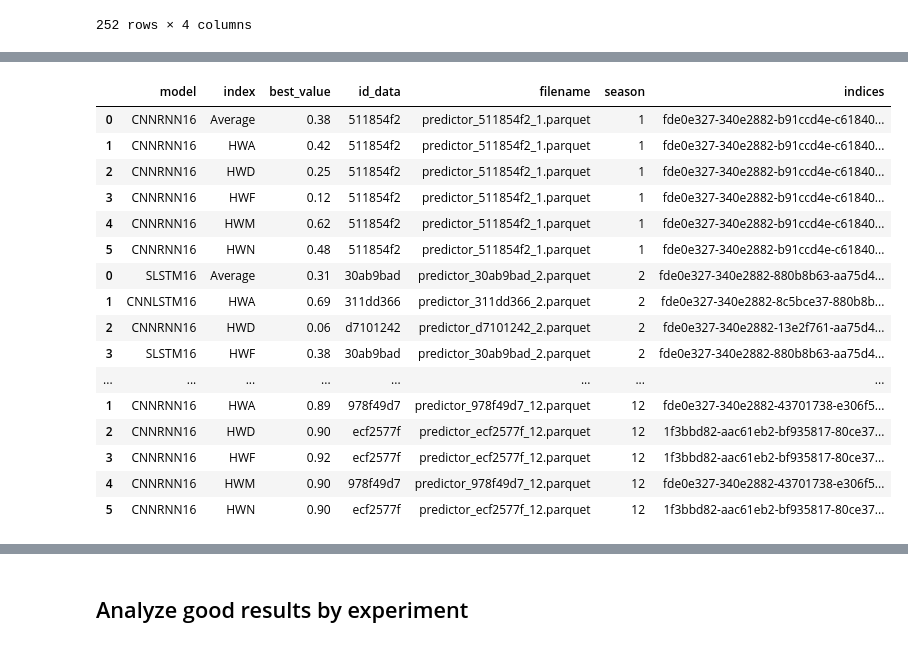
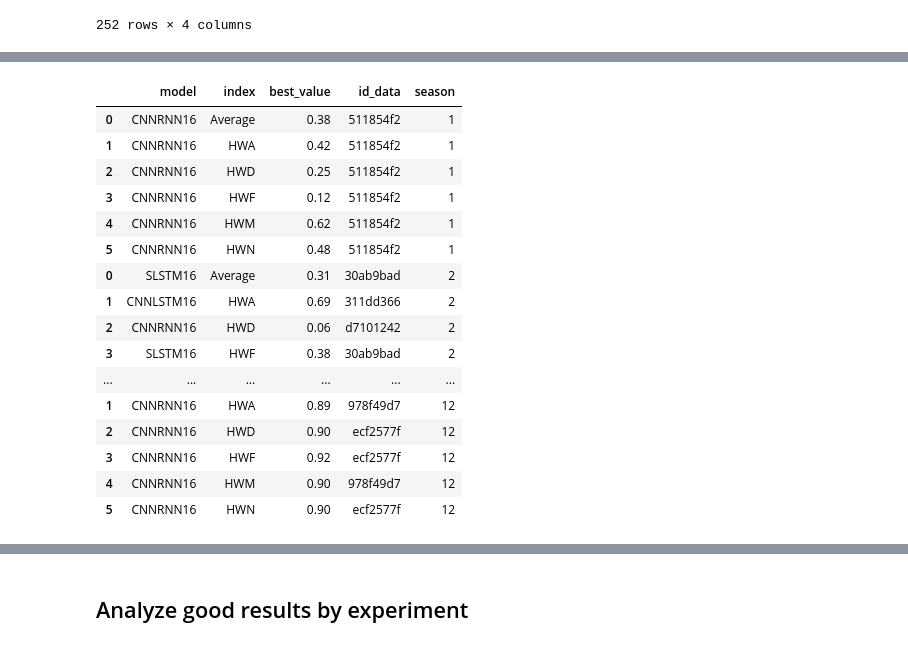
Before and after one commit to martinpavez/data, a Jupyter notebook: hw_extra/notebooks_results/old_climate_results.ipynb, the cells around one changed output, grey strips where cells are left out. Cells and saved outputs as stored; diff of their text form; code cells hidden in the pictures.

```diff
--- a/hw_extra/notebooks_results/old_climate_results.ipynb
+++ b/hw_extra/notebooks_results/old_climate_results.ipynb
@@ -123,23 +123,39 @@ summary_tscv_r2
 # %%
 cv_r2_seasons = {}
 cv_mape_seasons = {}
+cv_mae_seasons = {}
+
 r2_seasons = {}
 mape_seasons = {}
+mae_seasons = {}
+
 tscv_r2_seasons = {}
 tscv_mape_seasons = {}
+tscv_mae_seasons = {}
+
 for i in range(13):
     results_season = results[results["season"]==i]
-    cv_r2_seasons[i] = summarize_best_results_by_index(results_season, metadata, metric="r2",stage="CV" , top_n=1)
-    tscv_r2_seasons[i] = summarize_best_results_by_index(results_season, metadata, metric="r2",stage="TSCV" , top_n=1)
     r2_seasons[i] = summarize_best_results_by_index(results_season, metadata, metric="r2",stage="prediction", top_n=1)
     mape_seasons[i] = summarize_best_results_by_index(results_season, metadata, metric="mape",stage="prediction", top_n=1)
+    mae_seasons[i] = summarize_best_results_by_index(results_season, metadata, metric="mae",stage="prediction", top_n=1)
+
+    cv_r2_seasons[i] = summarize_best_results_by_index(results_season, metadata, metric="r2",stage="CV" , top_n=1)
     cv_mape_seasons[i] = summarize_best_results_by_index(results_season, metadata, metric="mape",stage="CV", top_n=1)
+    cv_mae_seasons[i] = summarize_best_results_by_index(results_season, metadata, metric="mae",stage="CV", top_n=1)
+
+    tscv_r2_seasons[i] = summarize_best_results_by_index(results_season, metadata, metric="r2",stage="TSCV" , top_n=1)
     tscv_mape_seasons[i] = summarize_best_results_by_index(results_season, metadata, metric="mape",stage="TSCV", top_n=1)
+    tscv_mae_seasons[i] = summarize_best_results_by_index(results_season, metadata, metric="mae",stage="TSCV", top_n=1)
 
 cv_r2_seasons = pd.concat(list(cv_r2_seasons.values()))
 cv_mape_seasons = pd.concat(list(cv_mape_seasons.values()))
+cv_mae_seasons = pd.concat(list(cv_mae_seasons.values()))
+
 tscv_r2_seasons = pd.concat(list(tscv_r2_seasons.values()))
 tscv_mape_seasons = pd.concat(list(tscv_mape_seasons.values()))
+tscv_mae_seasons = pd.concat(list(tscv_mae_seasons.values()))
+
 r2_seasons = pd.concat(list(r2_seasons.values()))
 mape_seasons = pd.concat(list(mape_seasons.values()))
+mae_seasons = pd.concat(list(mae_seasons.values()))
 # %%
@@ -308,49 +326,60 @@ display_full(summary_tscv_mae)
 # %%
 cv_r2_seasons = {}
 cv_mape_seasons = {}
+cv_mae_seasons = {}
+
 r2_seasons = {}
 mape_seasons = {}
+mae_seasons = {}
+
 tscv_r2_seasons = {}
 tscv_mape_seasons = {}
 tscv_mae_seasons = {}
 
 for i in range(13):
     results_season = results[results["season"]==i]
-    cv_r2_seasons[i] = summarize_best_results_by_index(results_season, metadata, metric="r2",stage="CV" , top_n=1)
-    tscv_r2_seasons[i] = summarize_best_results_by_index(results_season, metadata, metric="r2",stage="TSCV" , top_n=1)
     r2_seasons[i] = summarize_best_results_by_index(results_season, metadata, metric="r2",stage="prediction", top_n=1)
     mape_seasons[i] = summarize_best_results_by_index(results_season, metadata, metric="mape",stage="prediction", top_n=1)
+    mae_seasons[i] = summarize_best_results_by_index(results_season, metadata, metric="mae",stage="prediction", top_n=1)
+
+    cv_r2_seasons[i] = summarize_best_results_by_index(results_season, metadata, metric="r2",stage="CV" , top_n=1)
     cv_mape_seasons[i] = summarize_best_results_by_index(results_season, metadata, metric="mape",stage="CV", top_n=1)
+    cv_mae_seasons[i] = summarize_best_results_by_index(results_season, metadata, metric="mae",stage="CV", top_n=1)
+
+    tscv_r2_seasons[i] = summarize_best_results_by_index(results_season, metadata, metric="r2",stage="TSCV" , top_n=1)
     tscv_mape_seasons[i] = summarize_best_results_by_index(results_season, metadata, metric="mape",stage="TSCV", top_n=1)
-    tscv_mae_seasons[i] = summarize_best_results_by_index(results_season, metadata, metric="mape",stage="TSCV", top_n=1)
+    tscv_mae_seasons[i] = summarize_best_results_by_index(results_season, metadata, metric="mae",stage="TSCV", top_n=1)
 
 cv_r2_seasons = pd.concat(list(cv_r2_seasons.values()))
 cv_mape_seasons = pd.concat(list(cv_mape_seasons.values()))
+cv_mae_seasons = pd.concat(list(cv_mae_seasons.values()))
+
 tscv_r2_seasons = pd.concat(list(tscv_r2_seasons.values()))
 tscv_mape_seasons = pd.concat(list(tscv_mape_seasons.values()))
 tscv_mae_seasons = pd.concat(list(tscv_mae_seasons.values()))
 
 r2_seasons = pd.concat(list(r2_seasons.values()))
 mape_seasons = pd.concat(list(mape_seasons.values()))
+mae_seasons = pd.concat(list(mae_seasons.values()))
 # %%
 df = tscv_r2_seasons
-display_full(df[df["best_value"] > 0])
+display_full(df[["model", "index", "best_value", "id_data", "season"]])
 # display_full(df)
 # %% [output]
-|  | model | index | best_value | id_data | filename | season | indices |
-| 0 | CNNRNN16 | Average | 0.38 | 511854f2 | predictor_511854f2_1.parquet | 1 | fde0e327-340e2882-b91ccd4e-c61840... |
-| 1 | CNNRNN16 | HWA | 0.42 | 511854f2 | predictor_511854f2_1.parquet | 1 | fde0e327-340e2882-b91ccd4e-c61840... |
-| 2 | CNNRNN16 | HWD | 0.25 | 511854f2 | predictor_511854f2_1.parquet | 1 | fde0e327-340e2882-b91ccd4e-c61840... |
-| 3 | CNNRNN16 | HWF | 0.12 | 511854f2 | predictor_511854f2_1.parquet | 1 | fde0e327-340e2882-b91ccd4e-c61840... |
-| 4 | CNNRNN16 | HWM | 0.62 | 511854f2 | predictor_511854f2_1.parquet | 1 | fde0e327-340e2882-b91ccd4e-c61840... |
-| 5 | CNNRNN16 | HWN | 0.48 | 511854f2 | predictor_511854f2_1.parquet | 1 | fde0e327-340e2882-b91ccd4e-c61840... |
-| 0 | SLSTM16 | Average | 0.31 | 30ab9bad | predictor_30ab9bad_2.parquet | 2 | fde0e327-340e2882-880b8b63-aa75d4... |
-| 1 | CNNLSTM16 | HWA | 0.69 | 311dd366 | predictor_311dd366_2.parquet | 2 | fde0e327-340e2882-8c5bce37-880b8b... |
-| 2 | CNNRNN16 | HWD | 0.06 | d7101242 | predictor_d7101242_2.parquet | 2 | fde0e327-340e2882-13e2f761-aa75d4... |
-| 3 | SLSTM16 | HWF | 0.38 | 30ab9bad | predictor_30ab9bad_2.parquet | 2 | fde0e327-340e2882-880b8b63-aa75d4... |
-| ... | ... | ... | ... | ... | ... | ... | ... |
-| 1 | CNNRNN16 | HWA | 0.89 | 978f49d7 | predictor_978f49d7_12.parquet | 12 | fde0e327-340e2882-43701738-e306f5... |
-| 2 | CNNRNN16 | HWD | 0.90 | ecf2577f | predictor_ecf2577f_12.parquet | 12 | 1f3bbd82-aac61eb2-bf935817-80ce37... |
-| 3 | CNNRNN16 | HWF | 0.92 | ecf2577f | predictor_ecf2577f_12.parquet | 12 | 1f3bbd82-aac61eb2-bf935817-80ce37... |
-| 4 | CNNRNN16 | HWM | 0.90 | 978f49d7 | predictor_978f49d7_12.parquet | 12 | fde0e327-340e2882-43701738-e306f5... |
-| 5 | CNNRNN16 | HWN | 0.90 | ecf2577f | predictor_ecf2577f_12.parquet | 12 | 1f3bbd82-aac61eb2-bf935817-80ce37... |
+|  | model | index | best_value | id_data | season |
+| 0 | CNNRNN16 | Average | 0.38 | 511854f2 | 1 |
+| 1 | CNNRNN16 | HWA | 0.42 | 511854f2 | 1 |
+| 2 | CNNRNN16 | HWD | 0.25 | 511854f2 | 1 |
+| 3 | CNNRNN16 | HWF | 0.12 | 511854f2 | 1 |
+| 4 | CNNRNN16 | HWM | 0.62 | 511854f2 | 1 |
+| 5 | CNNRNN16 | HWN | 0.48 | 511854f2 | 1 |
+| 0 | SLSTM16 | Average | 0.31 | 30ab9bad | 2 |
+| 1 | CNNLSTM16 | HWA | 0.69 | 311dd366 | 2 |
+| 2 | CNNRNN16 | HWD | 0.06 | d7101242 | 2 |
+| 3 | SLSTM16 | HWF | 0.38 | 30ab9bad | 2 |
+| ... | ... | ... | ... | ... | ... |
+| 1 | CNNRNN16 | HWA | 0.89 | 978f49d7 | 12 |
+| 2 | CNNRNN16 | HWD | 0.90 | ecf2577f | 12 |
+| 3 | CNNRNN16 | HWF | 0.92 | ecf2577f | 12 |
+| 4 | CNNRNN16 | HWM | 0.90 | 978f49d7 | 12 |
+| 5 | CNNRNN16 | HWN | 0.90 | ecf2577f | 12 |
```
Also changed, not shown: parts of 9 cells of this notebook, 46 other files.
